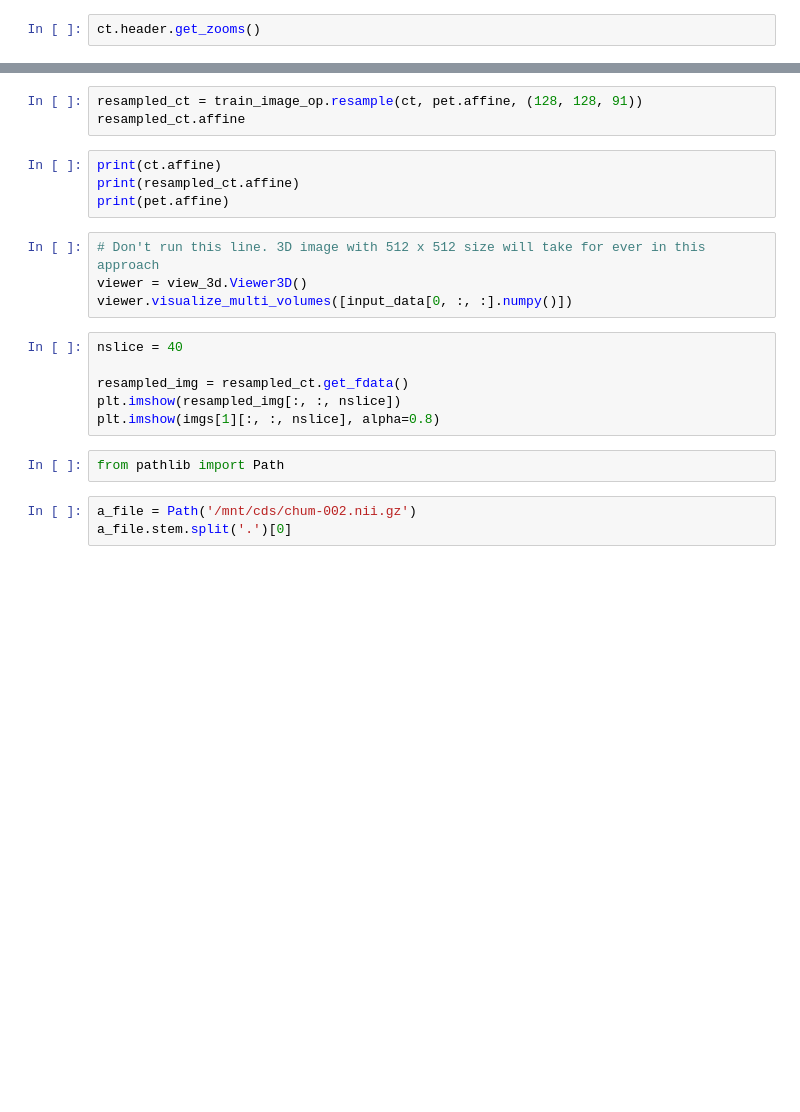
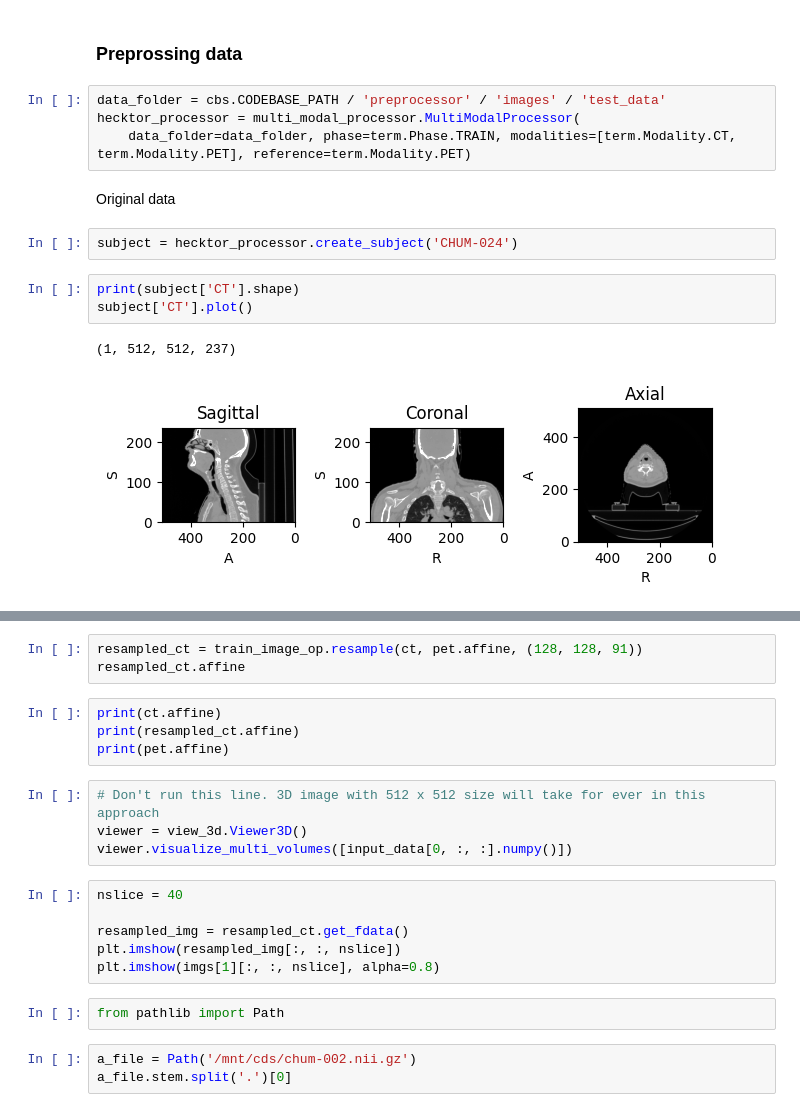
Before and after one commit to sshiraishi-code/capstone, a Jupyter notebook: codebase/notebooks/projects/hecktor2022/nifti_visualization.ipynb, the cells around one changed output, grey strips where cells are left out. Cells and saved outputs as stored; diff of their text form; blank space fills up the shorter version.

Commit message:
Made a general multi-modal preprocessing module for (nifti) images.

```diff
--- a/codebase/notebooks/projects/hecktor2022/nifti_visualization.ipynb
+++ b/codebase/notebooks/projects/hecktor2022/nifti_visualization.ipynb
@@ -30,2 +17,16 @@ scaler = [1, 1, 1]  # scale  masks for better visualization
-# %%
-ct.header.get_zooms()
+# %% [markdown]
+<h3> Preprossing data </h3>
+# %%
+data_folder = cbs.CODEBASE_PATH / 'preprocessor' / 'images' / 'test_data'
+hecktor_processor = multi_modal_processor.MultiModalProcessor(
+    data_folder=data_folder, phase=term.Phase.TRAIN, modalities=[term.Modality.CT, term.Modality.PET], reference=term.Modality.PET)
+# %% [markdown]
+<h> Original data </h>
+# %%
+subject = hecktor_processor.create_subject('CHUM-024')
+# %%
+print(subject['CT'].shape)
+subject['CT'].plot()
+# %% [output]
+(1, 512, 512, 237)
+[figure, added]
```
Also changed, not shown: parts of 28 cells of this notebook, 16 other files.
